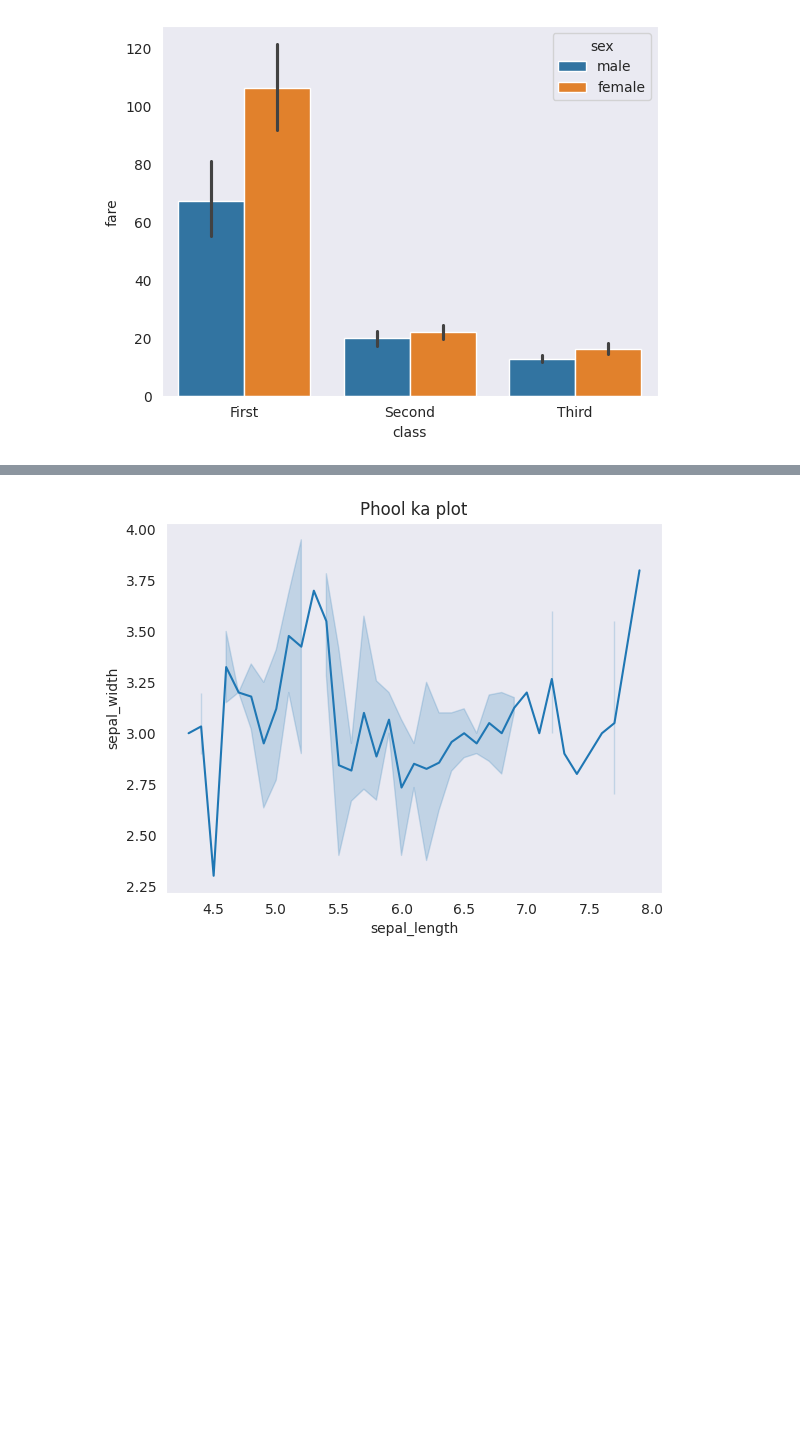
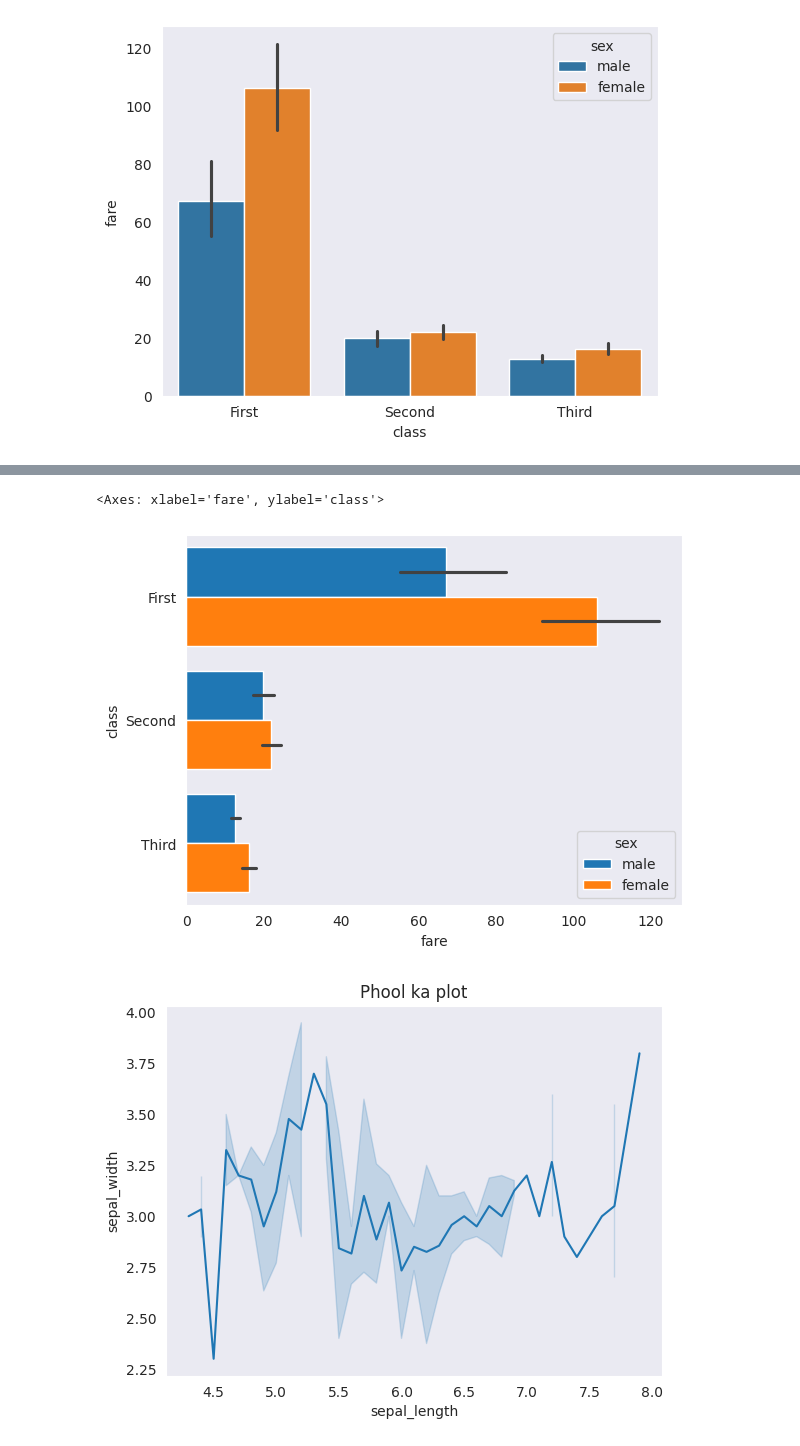
Before and after one commit to ahmadzulfiqar001/python-100-days-beginner-to-advance-, a Jupyter notebook: Day_10_of_Python.ipynb, the cells around one changed output, grey strips where cells are left out. Drawn from its saved outputs; the diff is of its cells as text; code cells hidden in the pictures; blank space fills up the shorter version.

```diff
--- a/Day_10_of_Python.ipynb
+++ b/Day_10_of_Python.ipynb
@@ -75,3 +109,21 @@ plt.show()
+# %%
+# horizontal plot
+# import libraries
+
+import seaborn as sns
+import numpy as np
+import matplotlib.pyplot as plt
+
+#load dataset
+
+kashti = sns.load_dataset("titanic")
+kashti
+
+#draw a plot
+sns.barplot(x="fare", y="class", hue="sex", data=kashti, estimator=np.mean, saturation=1)
+# %% [output]
+<Axes: xlabel='fare', ylabel='class'>
+[figure, added]
 # %%
 # import libraries
 
```
Also changed, not shown: parts of 2 cells of this notebook.
